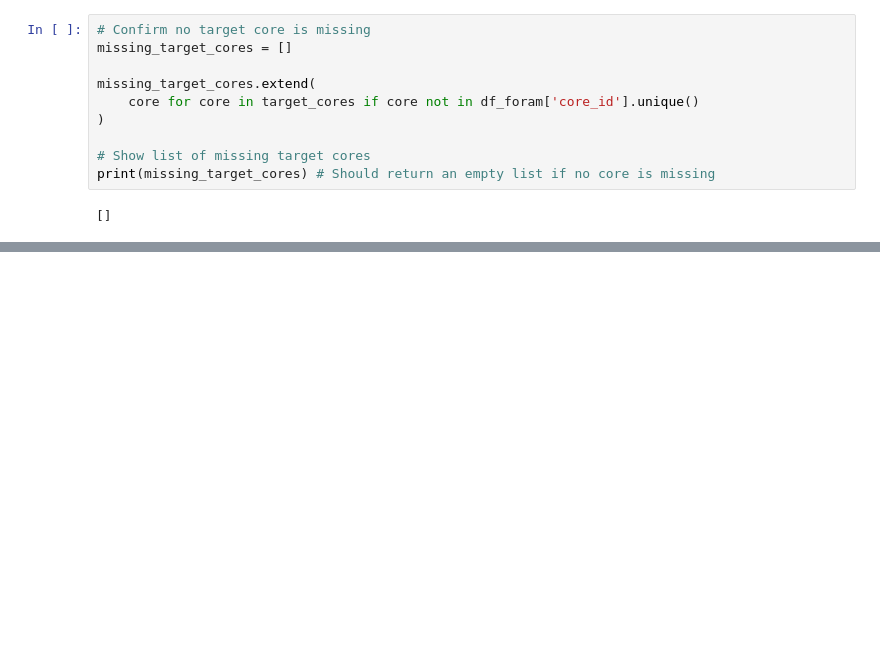
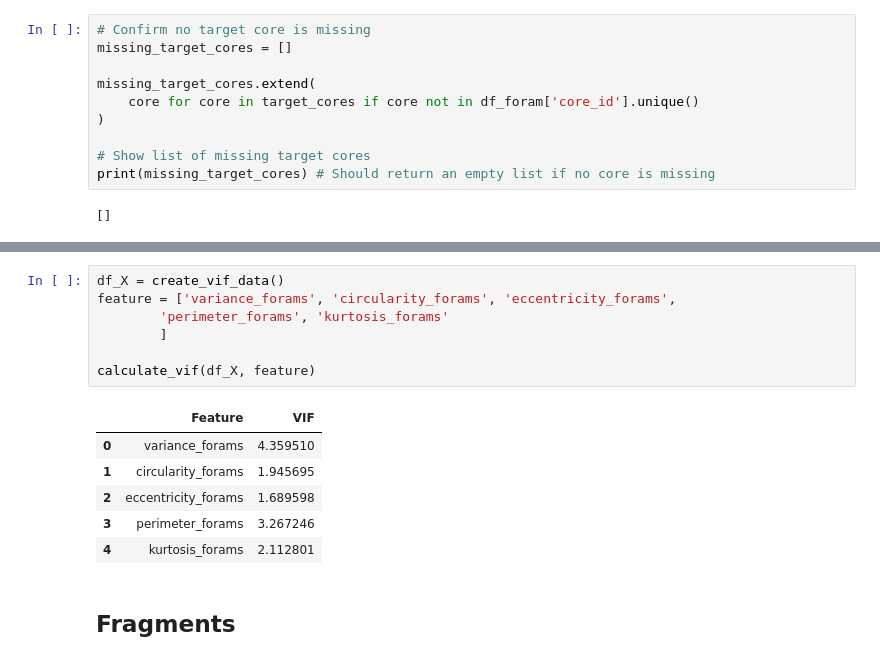
Before and after one commit to MichAdebayo/Dissolution-proxy-manuscript, a Jupyter notebook: manuscript.ipynb, the cells around one changed output, grey strips where cells are left out. Cells and saved outputs as stored; diff of their text form; blank space fills up the shorter version.

```diff
--- a/manuscript.ipynb
+++ b/manuscript.ipynb
@@ -94,0 +207,16 @@ forams_grouped = df_foram.groupby('core_id')
+# %%
+df_X = create_vif_data()
+feature = ['variance_forams', 'circularity_forams', 'eccentricity_forams',
+        'perimeter_forams', 'kurtosis_forams'
+        ]
+
+calculate_vif(df_X, feature)
+# %% [output]
+|  | Feature | VIF |
+| 0 | variance_forams | 4.359510 |
+| 1 | circularity_forams | 1.945695 |
+| 2 | eccentricity_forams | 1.689598 |
+| 3 | perimeter_forams | 3.267246 |
+| 4 | kurtosis_forams | 2.112801 |
+# %% [markdown]
+## Fragments
```
Also changed, not shown: parts of 22 cells of this notebook.
